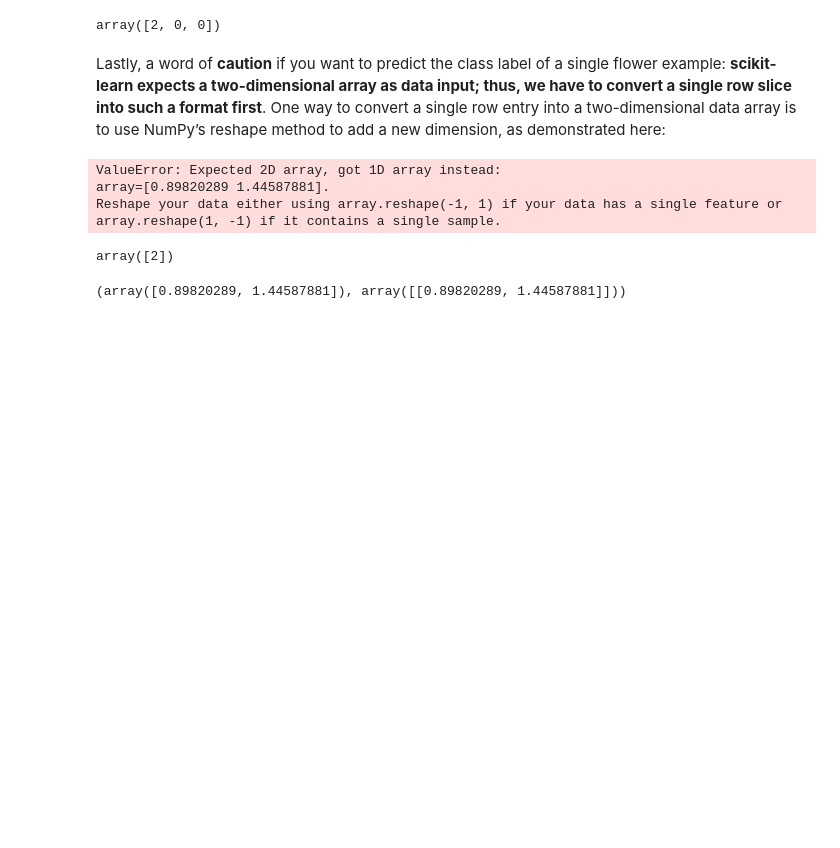
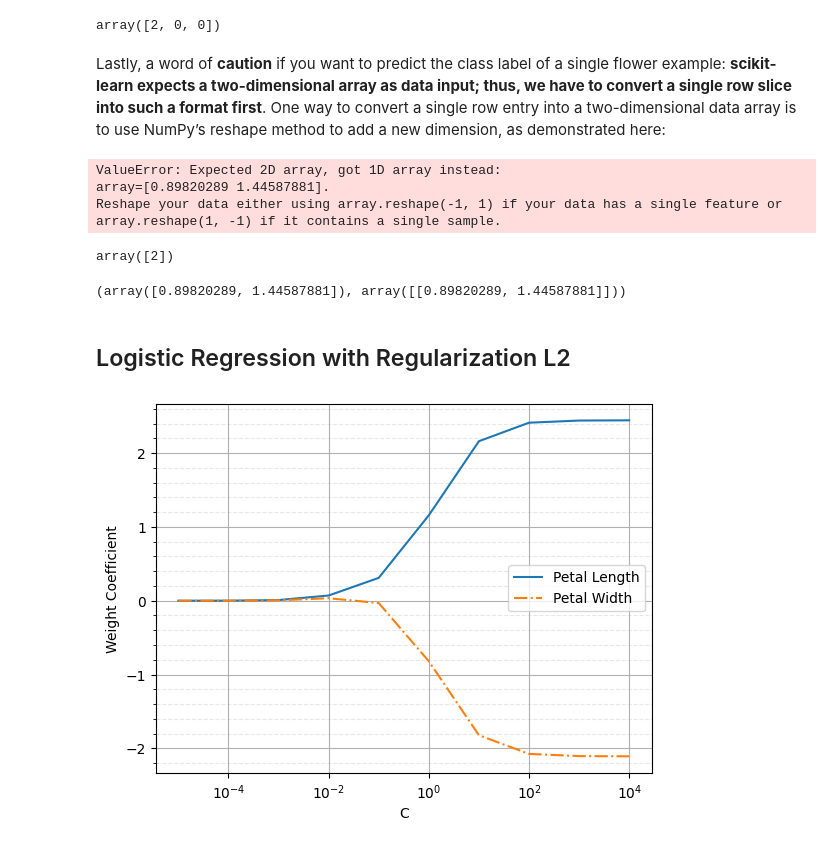
Before and after one commit to JSEB99/ML_Raschka, a Jupyter notebook: src/ch03_logistic_regression.ipynb, the cells around one changed output. Cells and saved outputs as stored; diff of their text form; code cells hidden in the pictures; blank space fills up the shorter version.

Commit message:
feat(src): understand logistic regression regularization l2

```diff
--- a/src/ch03_logistic_regression.ipynb
+++ b/src/ch03_logistic_regression.ipynb
@@ -175,3 +175,30 @@ array([2])
 X_test_std[0, :], X_test_std[0, :].reshape(1, -1)
 # %% [output]
 (array([0.89820289, 1.44587881]), array([[0.89820289, 1.44587881]]))
+# %% [markdown]
+## Logistic Regression with Regularization L2
+# %%
+weights, params = [], []
+for c in np.arange(-5, 5):
+    lr = LogisticRegression(
+        C=10.**c
+    )
+    lr_multi = OneVsRestClassifier(
+        estimator=lr
+    )
+    lr_multi.fit(X_train_std, y_train)
+    weights.append(lr_multi.estimators_[1].coef_[0])
+    params.append(10.**c)
+weights = np.array(weights)
+plt.plot(params, weights[:, 0], label='Petal Length')
+plt.plot(params, weights[:, 1], linestyle='-.', label='Petal Width')
+plt.ylabel('Weight Coefficient')
+plt.xlabel('C')
+plt.minorticks_on()
+plt.grid(which='minor', linestyle='--', alpha=0.3)
+plt.grid(which='major')
+plt.legend(loc='center right')
+plt.xscale('log')
+plt.show()
+# %% [output]
+[figure, added]
```
Also changed, not shown: parts of 2 cells of this notebook.
